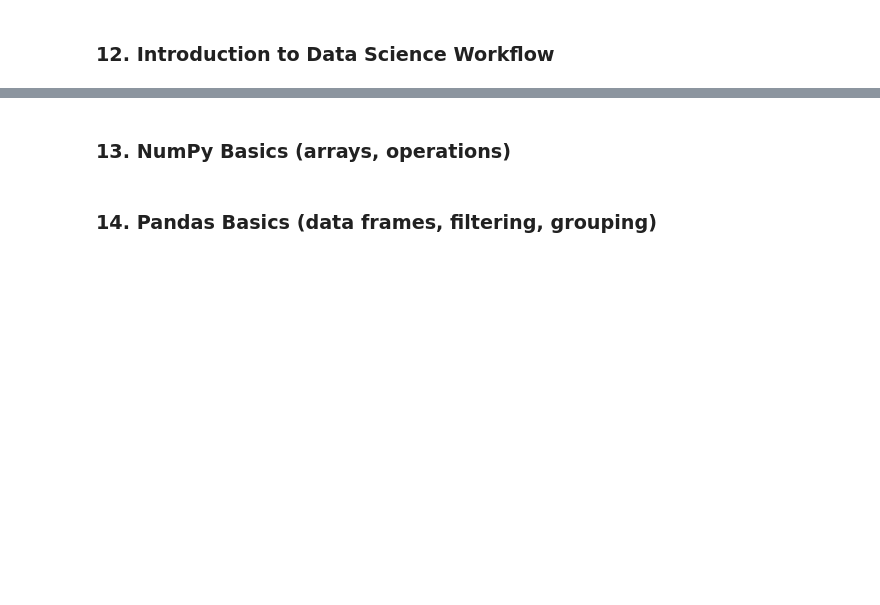
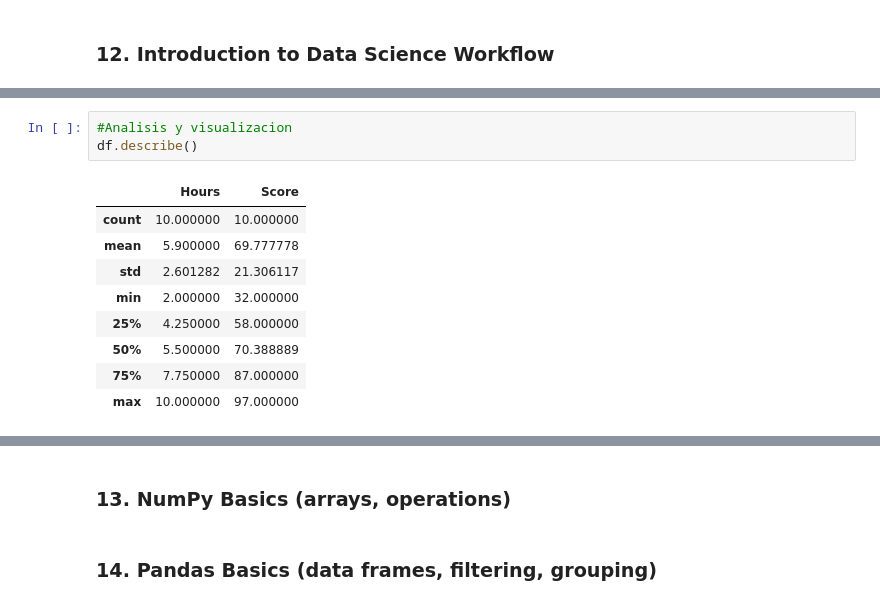
Before and after one commit to joseurquiza88/Pruebas-WebScraping, a Jupyter notebook: master-python-for-data-science-ML-Course.ipynb, the cells around one changed output, grey strips where cells are left out. Cells and saved outputs as stored; diff of their text form; blank space fills up the shorter version.

```diff
--- a/master-python-for-data-science-ML-Course.ipynb
+++ b/master-python-for-data-science-ML-Course.ipynb
@@ -728,0 +917,13 @@ df
+# %%
+#Analisis y visualizacion
+df.describe()
+# %% [output]
+|  | Hours | Score |
+| count | 10.000000 | 10.000000 |
+| mean | 5.900000 | 69.777778 |
+| std | 2.601282 | 21.306117 |
+| min | 2.000000 | 32.000000 |
+| 25% | 4.250000 | 58.000000 |
+| 50% | 5.500000 | 70.388889 |
+| 75% | 7.750000 | 87.000000 |
+| max | 10.000000 | 97.000000 |
```
Also changed, not shown: parts of 18 cells of this notebook, 1 other file.
